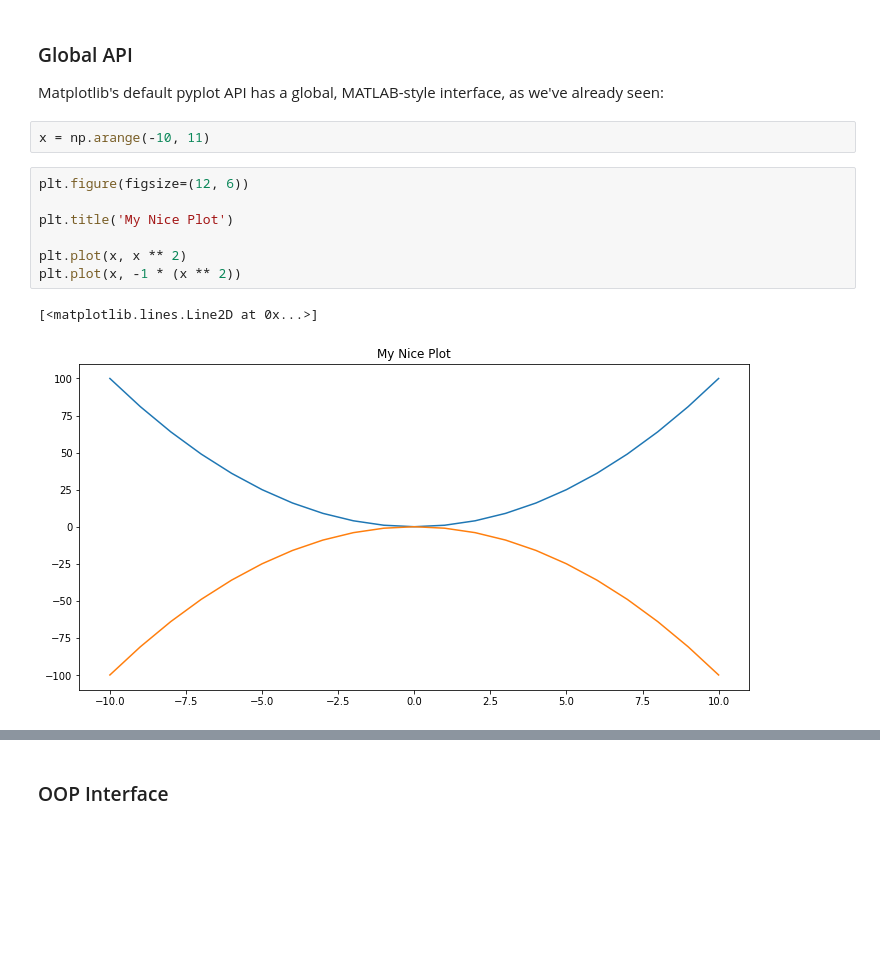
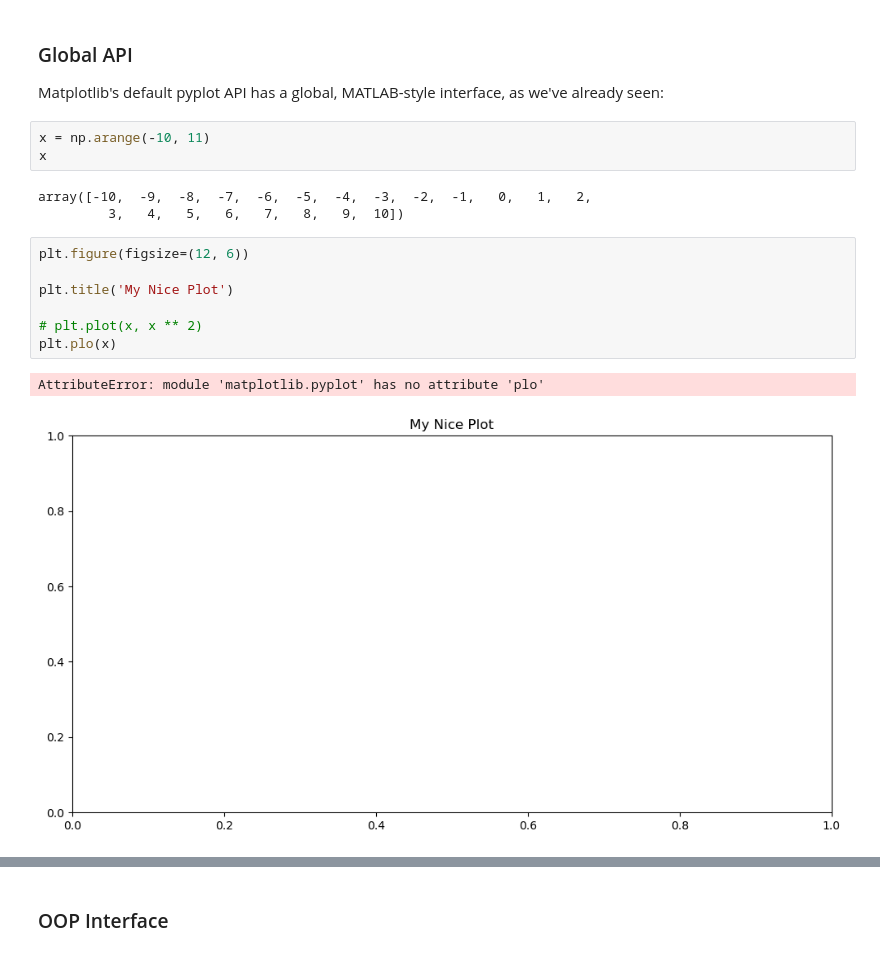
Before and after one commit to JoshMusira/data-cleaning, a Jupyter notebook: 4 - More Visualizations.ipynb, the cells around one changed output, grey strips where cells are left out. Saved outputs shown, nothing was run; the diff lists cells and outputs as text; blank space fills up the shorter version.

Commit message:
feat: complete visualization

```diff
--- a/4 - More Visualizations.ipynb
+++ b/4 - More Visualizations.ipynb
@@ -18,16 +18,20 @@ import matplotlib.pyplot as plt
 Matplotlib's default pyplot API has a global, MATLAB-style interface, as we've already seen:
 # %%
 x = np.arange(-10, 11)
+x
+# %% [output]
+array([-10,  -9,  -8,  -7,  -6,  -5,  -4,  -3,  -2,  -1,   0,   1,   2,
+         3,   4,   5,   6,   7,   8,   9,  10])
 # %%
 plt.figure(figsize=(12, 6))
 
 plt.title('My Nice Plot')
 
-plt.plot(x, x ** 2)
-plt.plot(x, -1 * (x ** 2))
+# plt.plot(x, x ** 2)
+plt.plo(x)
 # %% [output]
-[<matplotlib.lines.Line2D at 0x...>]
+AttributeError: module 'matplotlib.pyplot' has no attribute 'plo'
-[figure, old version]
+[figure, new version]
 # %%
 plt.figure(figsize=(12, 6))
 plt.title('My Nice Plot')
```
Also changed, not shown: parts of 6 cells of this notebook.
